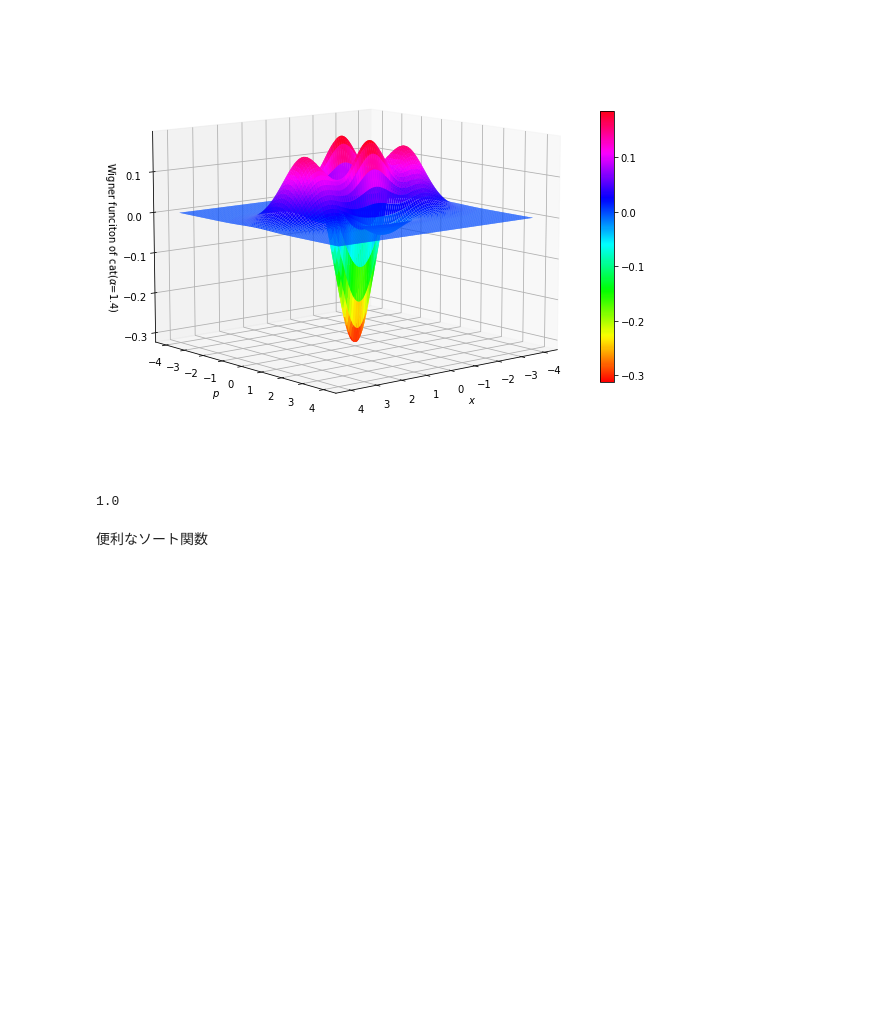
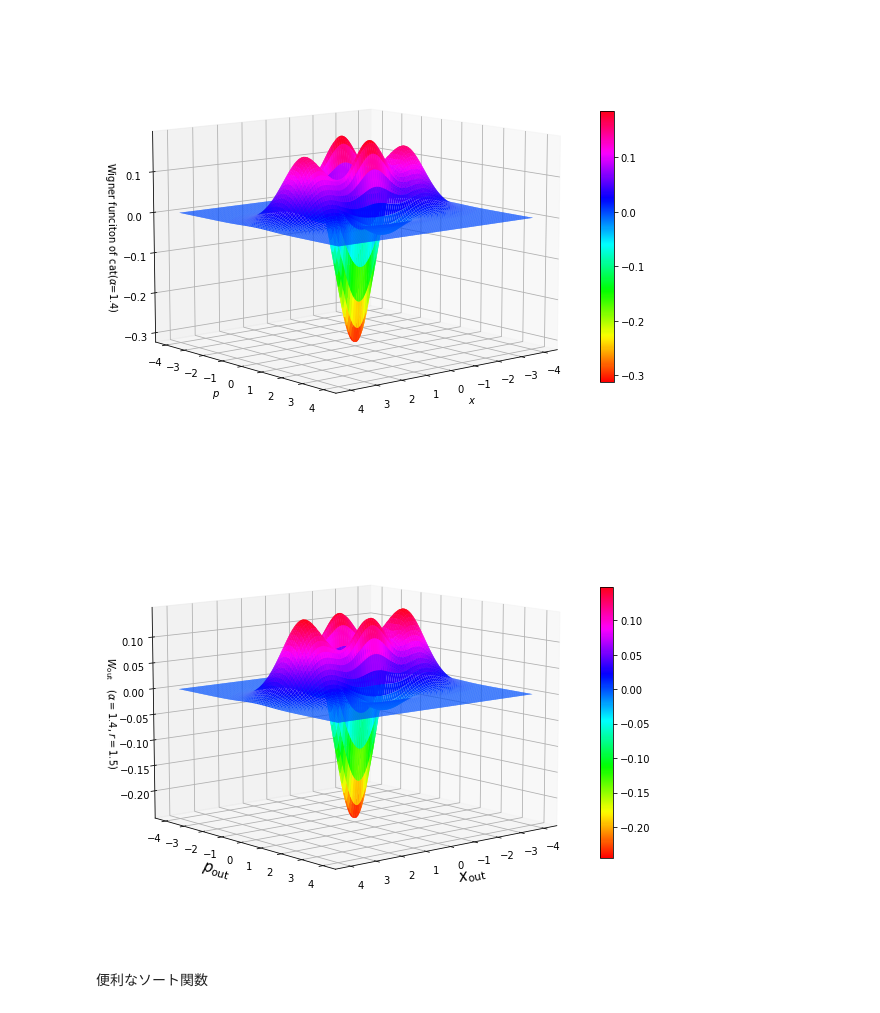
Before and after one commit to ruofan-he/quantum_information, a Jupyter notebook: 猫状態のウィグナー関数.ipynb, the cells around one changed output. Cells and saved outputs as stored; diff of their text form; code cells hidden in the pictures; blank space fills up the shorter version.

```diff
--- a/猫状態のウィグナー関数.ipynb
+++ b/猫状態のウィグナー関数.ipynb
@@ -29,9 +29,38 @@ fig.savefig('wigner.pdf')
 # %% [output]
 [figure]
 # %%
-(1.3 + 1j).imag
+import matplotlib.pyplot as plt
+import numpy as np
+
+
+fig = plt.figure(figsize=(10,10))
+ax  = fig.add_subplot(projection='3d')
+ax.view_init(10, 50)
+
+x      = np.linspace(-4,4,100)
+y      = np.linspace(-4,4,100)
+xx, yy = np.meshgrid(x,y)
+
+alpha = 1.4
+r     = 1.5
+cat_wigner1 = np.frompyfunc(lambda x,y,x0,y0,r: np.exp(-np.exp(2*r)/(1+np.exp(2*r))*((x-x0)**2 +(y-y0)**2) ), 5, 1)
+cat_wigner2 = np.frompyfunc(lambda x,y,x0,y0,r: np.exp(-np.exp(2*r)/(1+np.exp(2*r))*((x+x0)**2 +(y+y0)**2) ), 5, 1)
+cat_wigner3 = np.frompyfunc(lambda x,y,x0,y0,r: -2 * np.exp(-1/(1+np.exp(2*r))*((x0)**2 +(y0)**2) ) * np.exp(-np.exp(2*r)/(1+np.exp(2*r))*((x)**2 +(y)**2) ) * np.cos( np.exp(2*r)/(1+np.exp(2*r))*2*(x0*y - y0*x) )  , 5, 1)
+
+x0  = np.sqrt(2)*alpha.real
+y0  = np.sqrt(2)*alpha.imag
+cat = (cat_wigner1(xx,yy,x0,y0,r) + cat_wigner2(xx,yy,x0,y0,r) + cat_wigner3(xx,yy,x0,y0,r)).astype(np.double)/(2*np.pi*(1-np.exp(-2*abs(alpha)**2)))/(1+np.exp(-2*r))
+
+surf = ax.plot_surface(xx, yy, cat, cmap='hsv', linewidth=0,antialiased=True, rcount=100, ccount=100,shade=True)
+fig.colorbar(surf, shrink=0.5)
+
+ax.set_xlabel(r'$x_\mathrm{out}$', size=15)
+ax.set_ylabel(r'$p_\mathrm{out}$', size=15)
+ax.set_zlabel(r'$W_\mathrm{out}\quad(\alpha=1.4, r=1.5)$', size=10)
+
+fig.savefig('wigner_cat_tele.pdf')
 # %% [output]
-1.0
+[figure, added]
 # %% [markdown]
 便利なソート関数
 # %%
```
Also changed, not shown: parts of 1 cell of this notebook, 8 other files.
